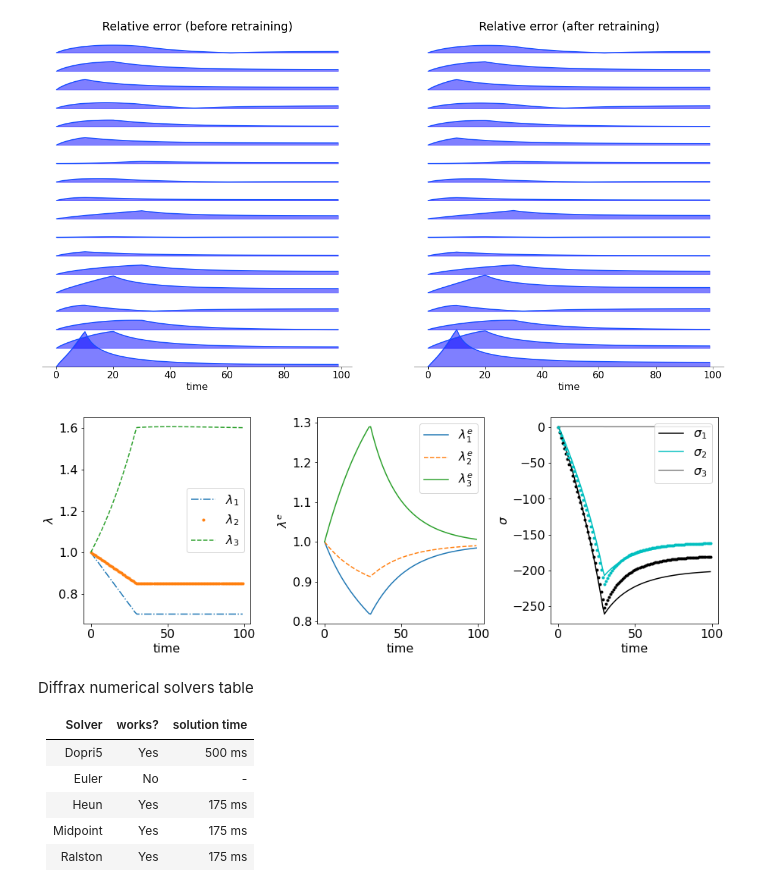
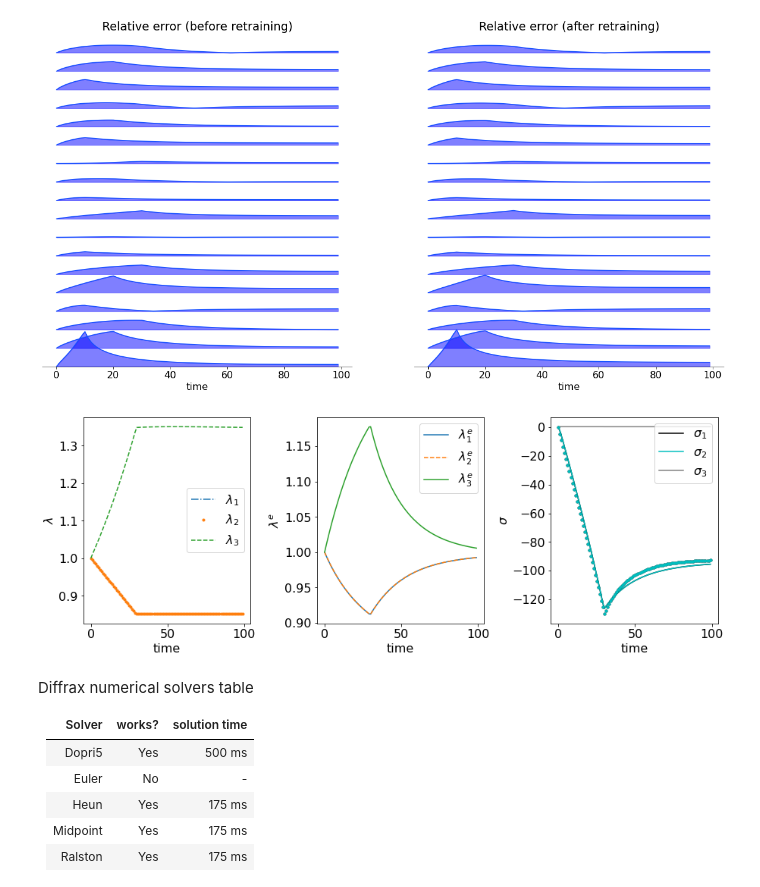
Before and after one commit to VatsalSy/nvisco, a Jupyter notebook: nvisco.ipynb, the cells around one changed output. Saved outputs shown, nothing was run; the diff lists cells and outputs as text; code cells hidden in the pictures.

```diff
--- a/nvisco.ipynb
+++ b/nvisco.ipynb
@@ -213,7 +215,7 @@ def biaxial_visco(params, time, lm1, lm2):
 # %%
 @jit
 def loss(params, time, lm1, lm2, sigma1, sigma2):
-    sigma_pr,_,_,_,_ = biaxial_visco(params, time, lm1, lm2)
+    sigma_pr,_,_,_,_,_,_ = biaxial_visco(params, time, lm1, lm2)
     loss = np.sum((sigma_pr[:,0,0]-sigma1[:])**2) + np.sum((sigma_pr[:,1,1]-sigma2[:])**2)
     return loss/lm1.shape[0]
 loss_vmap = vmap(loss, in_axes=(None, 0, 0, 0, 0, 0), out_axes=0)
@@ -248,8 +250,6 @@ def train(X1, X2, X3, Y1, Y2, opt_state, key, nIter = 1000, batch_size=10):
 #Load the training data and pre-trained parameters
 with open('training_data/gov_data.npy','rb') as f:
     time, lmb_x, lmb_y, sgm_x, sgm_y = np.load(f)
-with open('saved/phi_norm_w.npy', 'rb') as f:
-    [inp_stds, out_stds] = pickle.load(f)
 with open('saved/phi_params.npy', 'rb') as f:
     Phi_params = pickle.load(f)
 with open('saved/Psi_eq_params.npy', 'rb') as f:
@@ -258,7 +258,7 @@ with open('saved/Psi_neq_params.npy', 'rb') as f:
     Psi_neq_params = pickle.load(f)
 params = (Psi_eq_params, Psi_neq_params, Phi_params)
 # %%
-opt_init, opt_update, get_params = optimizers.adam(1.e-5)
+opt_init, opt_update, get_params = optimizers.adam(1.e-4)
 opt_state = opt_init(params)
 
 params, train_loss, val_loss = train(time, lmb_x, lmb_y, sgm_x, sgm_y, opt_state, key, nIter = 500, batch_size=72)
@@ -372,40 +364,40 @@ pass
 Max error =  216.1055576989142
 [figure]
 # %%
-j = 5
+j = 20
 i = 100
 t = time[j,:i]
 lm1 = lmb_x[j,:i]
 lm2 = lmb_y[j,:i]
 sigx = sgm_x[j,:i]
 sigy = sgm_y[j,:i]
 sig,lm1,lm2,lm3,lm1e,lm2e,lm3e = biaxial_visco(params, t, lm1, lm2)
 
 fig, ax = plt.subplots(1,3, figsize=(15,5))
 fig.subplots_adjust(wspace=0.4)
 
 ax[0].plot(t, lm1, '-.',label='$\lambda_1$')
 ax[0].plot(t, lm2, '.',label='$\lambda_2$')
 ax[0].plot(t, lm3, '--',label='$\lambda_3$')
 ax[0].set(xlabel='time', ylabel='$\lambda$')
 ax[0].legend()
 
 ax[1].plot(t, lm1e, label='$\lambda_1^e$')
 ax[1].plot(t, lm2e, '--', label='$\lambda_2^e$')
 ax[1].plot(t, lm3e, label='$\lambda_3^e$')
 ax[1].set(xlabel='time', ylabel='$\lambda^e$')
 ax[1].legend()
 
 ax[2].plot(t, sig[:,0,0], 'k-',label='$\sigma_1$')
 ax[2].plot(t, sig[:,1,1], 'c-',label='$\sigma_2$')
 ax[2].plot(t, sig[:,2,2], 'gray',label='$\sigma_3$')
 ax[2].plot(t, sigx, 'k.')
 ax[2].plot(t, sigy, 'c.')
 ax[2].set(xlabel='time', ylabel='$\sigma$')
 ax[2].legend(loc='upper right')
 pass
 # %% [output]
-[figure, old version]
+[figure, new version]
 # %%
 j = 2
 i = 100
```
Also changed, not shown: parts of 3 cells of this notebook, 10 other files.
